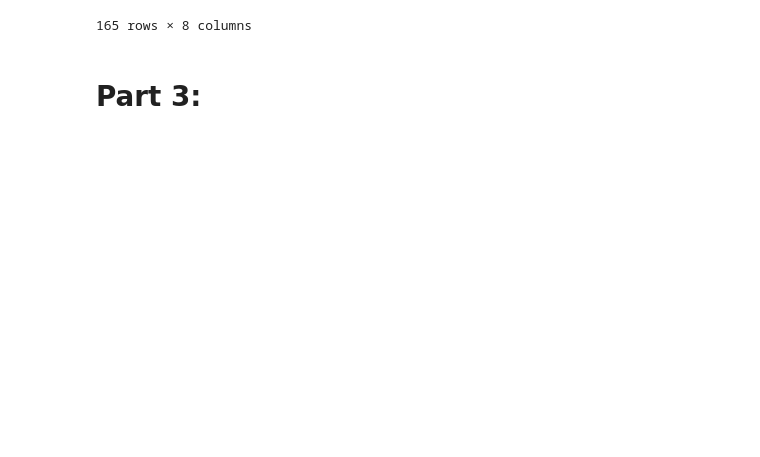
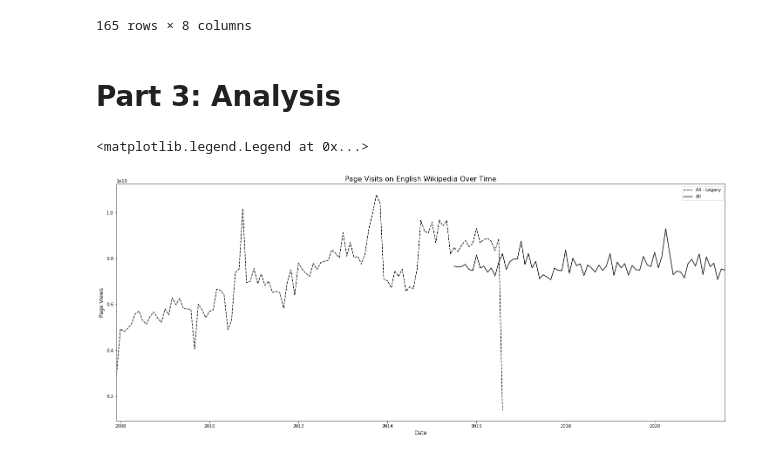
Before and after one commit to anushnap/data-512-a1, a Jupyter notebook: A1 - Data Curation.ipynb, the cells around one changed output. Drawn from its saved outputs; the diff is of its cells as text; code cells hidden in the pictures; blank space fills up the shorter version.

Commit message:
made plot

```diff
--- a/A1 - Data Curation.ipynb
+++ b/A1 - Data Curation.ipynb
@@ -189,4 +189,20 @@ df
 # %%
 df.to_csv('./data_clean/en-wikipedia_traffic_200712-202108.csv', index = False)
 # %% [markdown]
-# Part 3:
+# Part 3: Analysis
+# %%
+df['date'] = pd.to_datetime(df['year'] * 100 + df['month'], format = '%Y%m')
+df.replace(0, np.nan, inplace = True)
+# df[df['date'] == max(df['date']) & pd.notnull(df['pagecounts_all_views'])]['pagecounts_all_views']
+
+plt.figure(figsize = (25, 10))
+plt.plot(df['date'], df['pagecounts_all_views'], label = 'All - Legacy', linestyle = '--', c = 'black')
+plt.plot(df['date'], df['pageviews_all_views'], label = 'All', linestyle = '-', c = 'black')
+plt.xlim(min(df['date']), max(df['date']))
+plt.xlabel('Date', fontsize = 12)
+plt.ylabel('Page Views', fontsize = 12)
+plt.title('Page Visits on English Wikipedia Over Time', fontsize = 16)
+plt.legend()
+# %% [output]
+<matplotlib.legend.Legend at 0x...>
+[figure, added]
```
Also changed, not shown: parts of 2 cells of this notebook.
